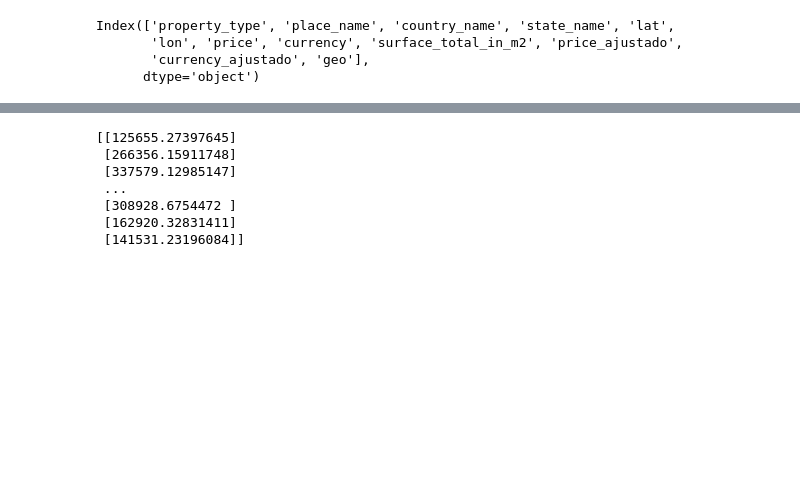
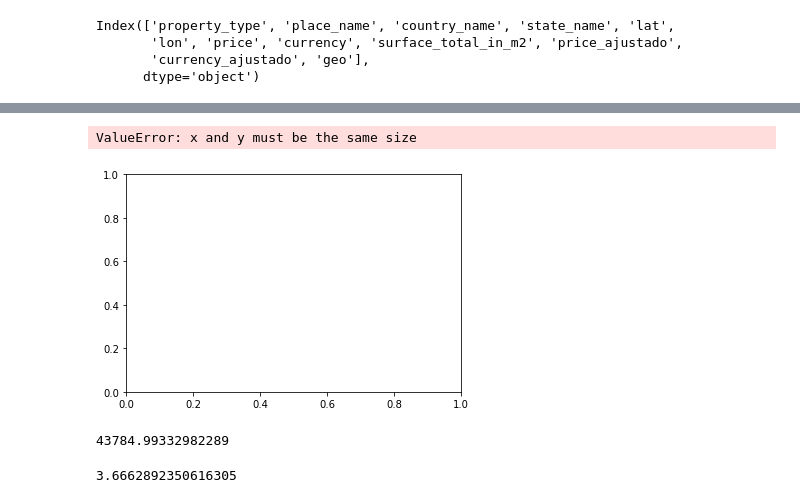
Before and after one commit to lpoggetto/Workshop_DH_1, a Jupyter notebook: workshop.ipynb, the cells around one changed output, grey strips where cells are left out. Saved outputs shown, nothing was run; the diff lists cells and outputs as text; code cells hidden in the pictures; blank space fills up the shorter version.

```diff
--- a/workshop.ipynb
+++ b/workshop.ipynb
@@ -291,5 +295,5 @@ x = cat_dummies
 # %%
 # criando o modelo
-model = LinearRegression().fit(x, y)
+model = LinearRegression().fit(X_train, Y_train)
 # %%
 # mensurando o R2 da equação
@@ -300,5 +304,11 @@ valor de R2: 0.6799395844762872
+# %%
+# separando variaveis independentes das dependentes
+x_test = df_teste[['surface_total_in_m2', 'property_type']]
+y_test = df_teste[['price_ajustado']]
 # %%
-y = pd.get_dummies(data=y,
-                   columns=['property_type', 'place_name'],
-                   drop_first=True,
-                   prefix=['prop', 'place'])
+cat_dummies_test = pd.get_dummies(data=x_test,
+                   columns=['property_type'],
+                   drop_first=False,
+                   prefix=['prop'])
+
+x_test = cat_dummies_test
@@ -307,12 +324,6 @@ KeyError: "None of [Index(['property_type', 'place_name'], dtype='object')] are
 # %%
 # predizendo respostas
 
-y_pred = model.predict()
+y_pred = model.predict(x_test)
+
+y_pred = pd.DataFrame(y_pred, columns=['predict'])
-# %% [output]
-[[125655.27397645]
- [266356.15911748]
- [337579.12985147]
- ...
- [308928.6754472 ]
- [162920.32831411]
- [141531.23196084]]
@@ -318,0 +332,8 @@ y_pred = model.predict()
+# %%
+plt.scatter(x_test, y_test, color = 'gray')
+plt.plot(x_test, y_pred, color = 'red', linewidth = 2)
+plt.show()
+print(f'valor de R2: {r2}')
+# %% [output]
+ValueError: x and y must be the same size
+[figure, added]
@@ -318,0 +342,4 @@ y_pred = model.predict()
+# %%
+print(erro_medio)
+# %% [output]
+43784.99332982289
@@ -318,0 +348,4 @@ y_pred = model.predict()
+# %%
+y_pred['erro%'].mean()
+# %% [output]
+3.6662892350616305
```
Also changed, not shown: parts of 27 cells of this notebook.
